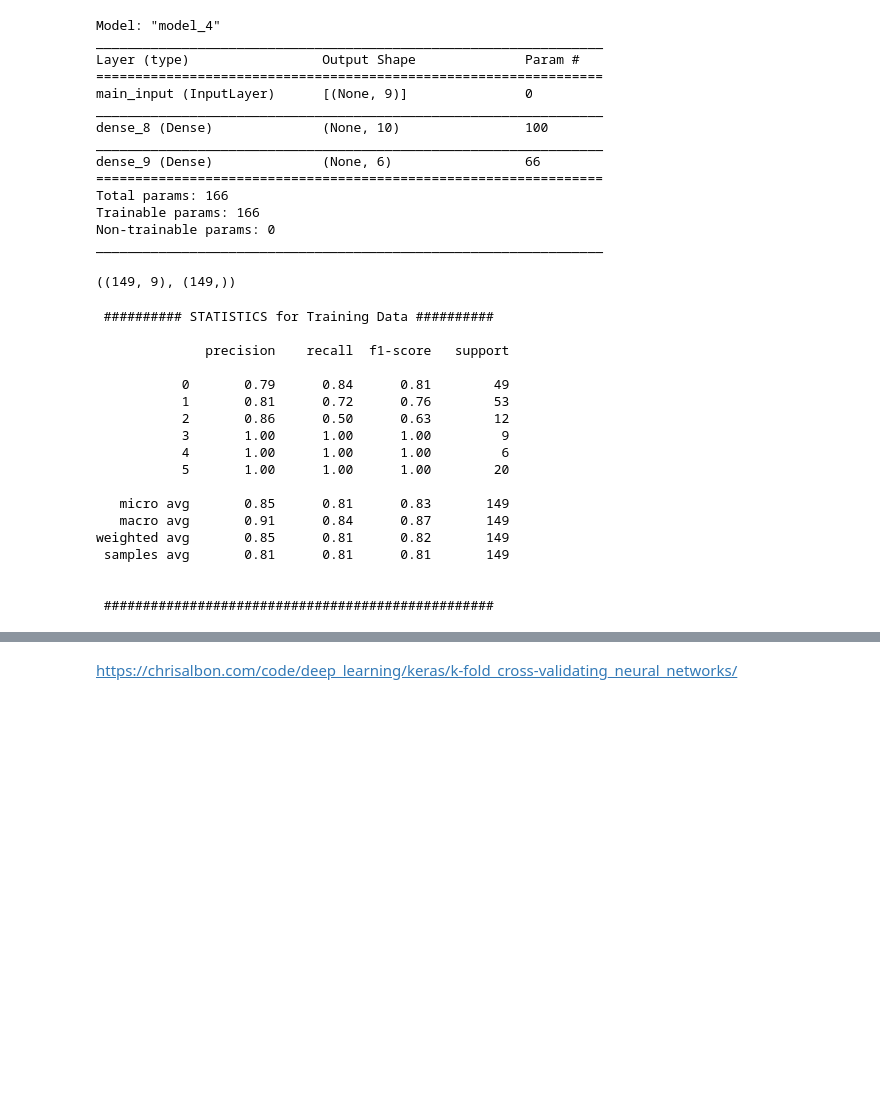
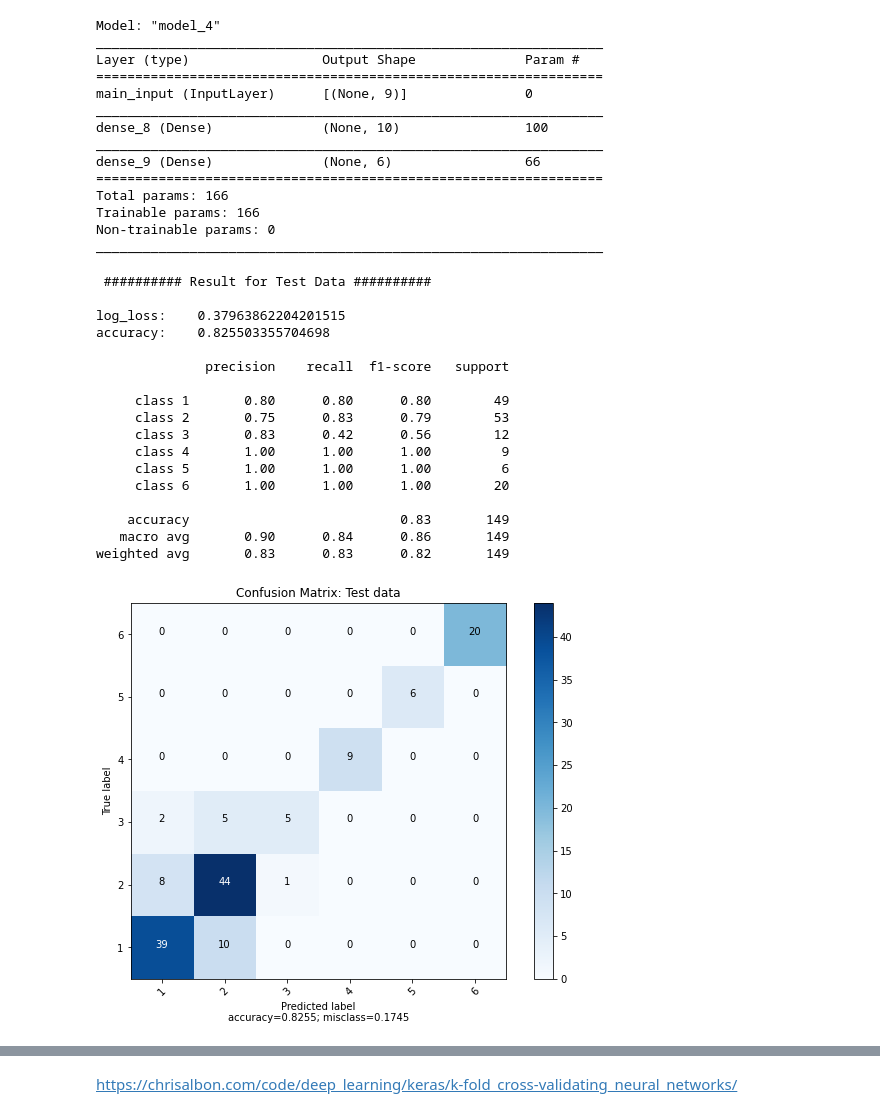
Before and after one commit to Xannadoo/MLProject2021_AC, a Jupyter notebook: Notebooks/FFNeuralNetwork.ipynb, the cells around one changed output, grey strips where cells are left out. Cells and saved outputs as stored; diff of their text form; code cells hidden in the pictures; blank space fills up the shorter version.

```diff
--- a/Notebooks/FFNeuralNetwork.ipynb
+++ b/Notebooks/FFNeuralNetwork.ipynb
@@ -253,10 +261,6 @@ Total params: 166
 Trainable params: 166
 Non-trainable params: 0
 _________________________________________________________________
-# %%
-X_std_np.shape, y2.shape
-# %% [output]
-((149, 9), (149,))
 # %%
 # Train the model
 estimator_ex1 = model.fit(X_std_np, one_hot_y,
@@ -265,28 +269,46 @@ estimator_ex1 = model.fit(X_std_np, one_hot_y,
                       #batch_size = X_std.shape[0],     # Use batch learning
                       #batch_size=25,                   # number of samples processed before the model is updated
                       verbose = 0)
+# %%
+print('\n','#'*10,'Result for {} Data'.format('Test'), '#'*10, '\n')
+
+y_pred = model.predict(X_std_np, verbose=0 )
+print('log_loss:   ', log_loss(one_hot_y, y_pred, eps=1e-15))
+
+y_true = one_hot_y.argmax(axis=1)
+y_pred = y_pred.argmax(axis=1)
+print('accuracy:   ',(y_pred==y_true).mean(), '\n')
+
+target_names = ['class {}'.format(i+1) for i in range(6)]
+print(classification_report(y_true, y_pred, target_names=target_names))
+
+confuTst = confusion_matrix(y_true, y_pred)
+plot_confusion_matrix(cm           = confuTst,
+                      normalize    = False,
+                      target_names = ['1', '2', '3', '4', '5', '6'],
+                      title        = "Confusion Matrix: Test data")
+# %% [output]
+ ########## Result for Test Data ##########
+
+log_loss:    0.37963862204201515
+accuracy:    0.825503355704698
+
+              precision    recall  f1-score   support
+
+     class 1       0.80      0.80      0.80        49
+     class 2       0.75      0.83      0.79        53
+     class 3       0.83      0.42      0.56        12
+     class 4       1.00      1.00      1.00         9
+     class 5       1.00      1.00      1.00         6
+     class 6       1.00      1.00      1.00        20
+
+    accuracy                           0.83       149
+   macro avg       0.90      0.84      0.86       149
+weighted avg       0.83      0.83      0.82       149
+[figure, added]
 # %%
 # Call the stats function to print out statistics for the training
-stats_class(X_std_np, one_hot_y, 'Training', model)
+#stats_class(X_std_np, one_hot_y, 'Training', model)
-# %% [output]
- ########## STATISTICS for Training Data ##########
-
-              precision    recall  f1-score   support
-
-           0       0.79      0.84      0.81        49
-           1       0.81      0.72      0.76        53
-           2       0.86      0.50      0.63        12
-           3       1.00      1.00      1.00         9
-           4       1.00      1.00      1.00         6
-           5       1.00      1.00      1.00        20
-
-   micro avg       0.85      0.81      0.83       149
-   macro avg       0.91      0.84      0.87       149
-weighted avg       0.85      0.81      0.82       149
- samples avg       0.81      0.81      0.81       149
-
-
- ##################################################
 # %%
 # Training history
 plt.figure('Model training')
```
Also changed, not shown: parts of 23 cells of this notebook, 1 other file.
